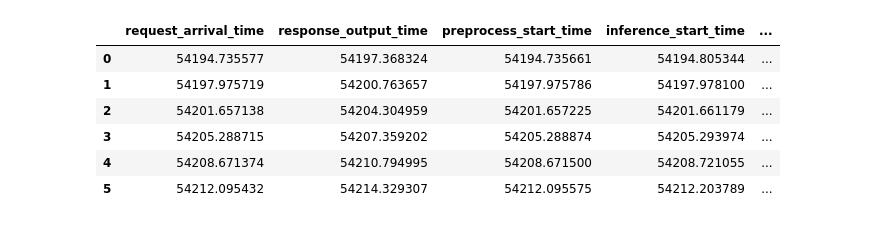
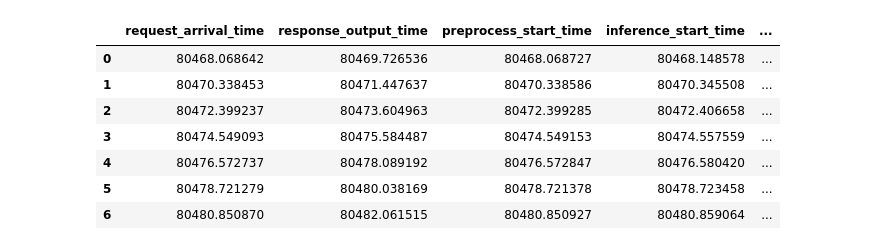
Before and after one commit to StreamMUSE/StreamMUSE-v1, a Jupyter notebook: app/tester.ipynb, the cells around one changed output. Drawn from its saved outputs; the diff is of its cells as text; code cells hidden in the pictures.

```diff
--- a/app/tester.ipynb
+++ b/app/tester.ipynb
@@ -2,16 +2,17 @@
 import numpy as np
 import pandas as pd
 # %%
-data = pd.read_csv('logs/session_20250630-075655/session.csv')
+data = pd.read_csv('logs/session_20250630-151446/session.csv')
 data
 # %% [output]
 |  | request_arrival_time | response_output_time | preprocess_start_time | inference_start_time | ... |
-| 0 | 54194.735577 | 54197.368324 | 54194.735661 | 54194.805344 | ... |
-| 1 | 54197.975719 | 54200.763657 | 54197.975786 | 54197.978100 | ... |
-| 2 | 54201.657138 | 54204.304959 | 54201.657225 | 54201.661179 | ... |
-| 3 | 54205.288715 | 54207.359202 | 54205.288874 | 54205.293974 | ... |
-| 4 | 54208.671374 | 54210.794995 | 54208.671500 | 54208.721055 | ... |
-| 5 | 54212.095432 | 54214.329307 | 54212.095575 | 54212.203789 | ... |
+| 0 | 80468.068642 | 80469.726536 | 80468.068727 | 80468.148578 | ... |
+| 1 | 80470.338453 | 80471.447637 | 80470.338586 | 80470.345508 | ... |
+| 2 | 80472.399237 | 80473.604963 | 80472.399285 | 80472.406658 | ... |
+| 3 | 80474.549093 | 80475.584487 | 80474.549153 | 80474.557559 | ... |
+| 4 | 80476.572737 | 80478.089192 | 80476.572847 | 80476.580420 | ... |
+| 5 | 80478.721279 | 80480.038169 | 80478.721378 | 80478.723458 | ... |
+| 6 | 80480.850870 | 80482.061515 | 80480.850927 | 80480.859064 | ... |
 # %%
 # Calculate the duration of each stage by finding the difference between timestamps
 data['server_total_duration'] = data['response_output_time'] - data['request_arrival_time']
```
Also changed, not shown: parts of 2 cells of this notebook, 5 other files.
